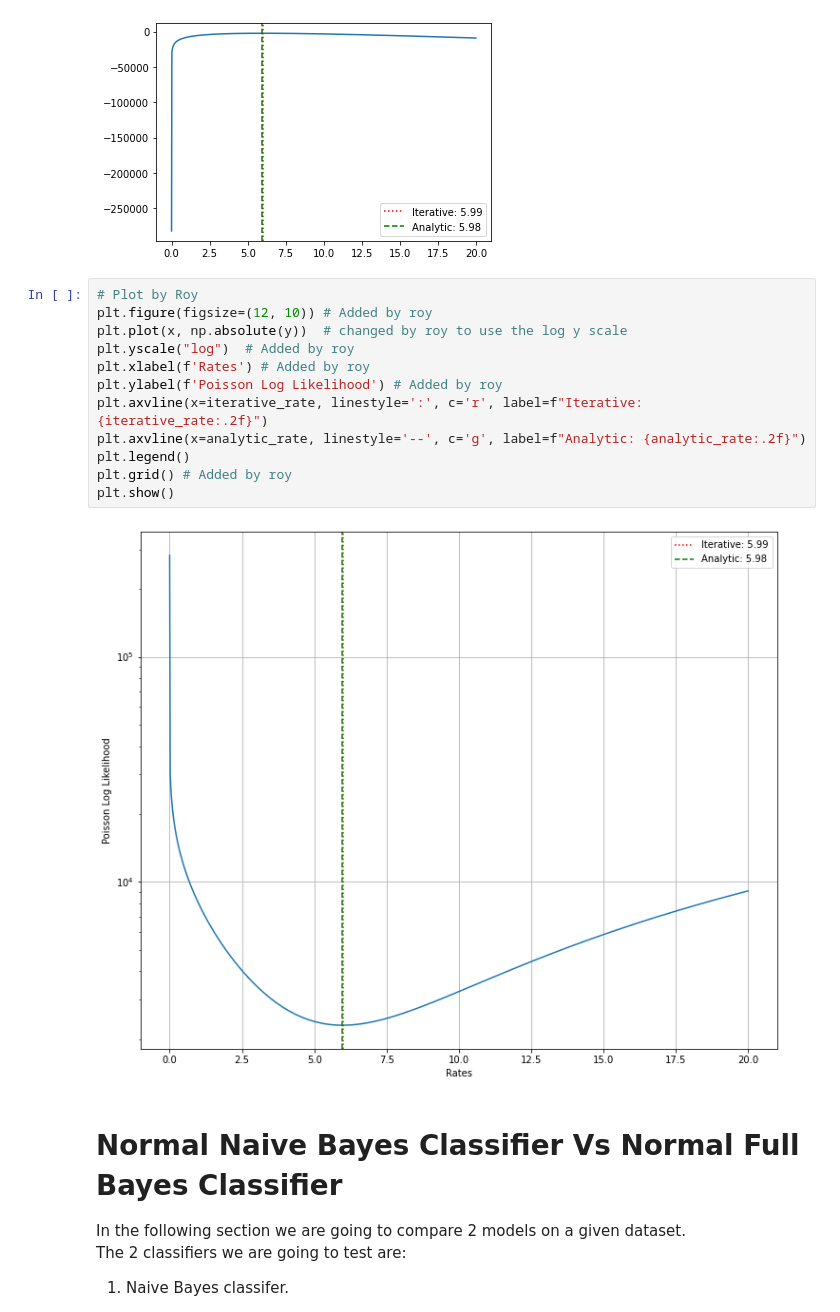
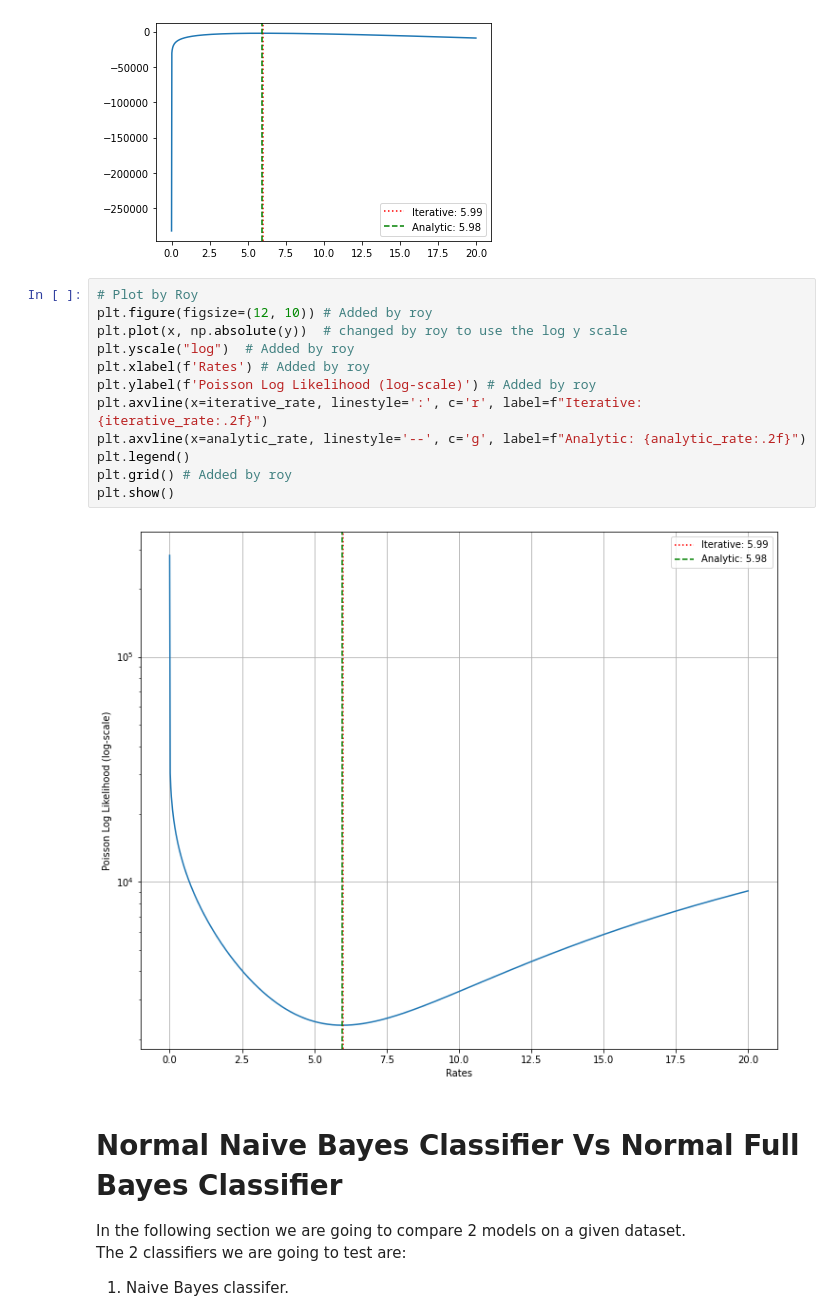
Before and after one commit to RoyR-IDC/MachineLearningFromData, a Jupyter notebook: HW3/hw3_203972922_201312907.ipynb, the cells around one changed output. Cells and saved outputs as stored; diff of their text form.

```diff
--- a/HW3/hw3_203972922_201312907.ipynb
+++ b/HW3/hw3_203972922_201312907.ipynb
@@ -249,17 +229,17 @@ plt.show()
 # %%
 # Plot by Roy
 plt.figure(figsize=(12, 10)) # Added by roy
 plt.plot(x, np.absolute(y))  # changed by roy to use the log y scale
 plt.yscale("log")  # Added by roy
 plt.xlabel(f'Rates') # Added by roy
-plt.ylabel(f'Poisson Log Likelihood') # Added by roy
+plt.ylabel(f'Poisson Log Likelihood (log-scale)') # Added by roy
 plt.axvline(x=iterative_rate, linestyle=':', c='r', label=f"Iterative: {iterative_rate:.2f}")
 plt.axvline(x=analytic_rate, linestyle='--', c='g', label=f"Analytic: {analytic_rate:.2f}")
 plt.legend()
 plt.grid() # Added by roy
 plt.show()
 # %% [output]
-[figure, old version]
+[figure, new version]
 # %% [markdown]
 
 # Normal Naive Bayes Classifier Vs Normal Full Bayes Classifier
```
Also changed, not shown: parts of 14 cells of this notebook.
